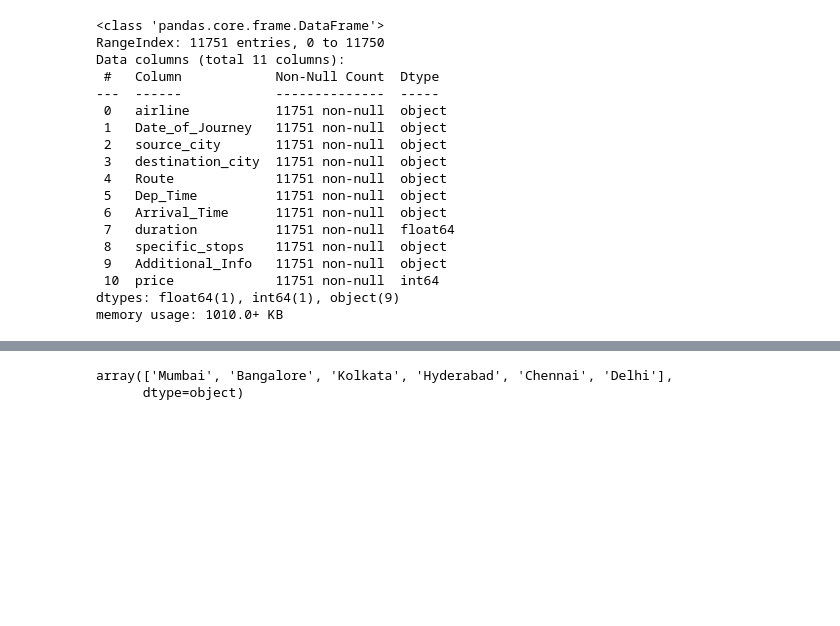
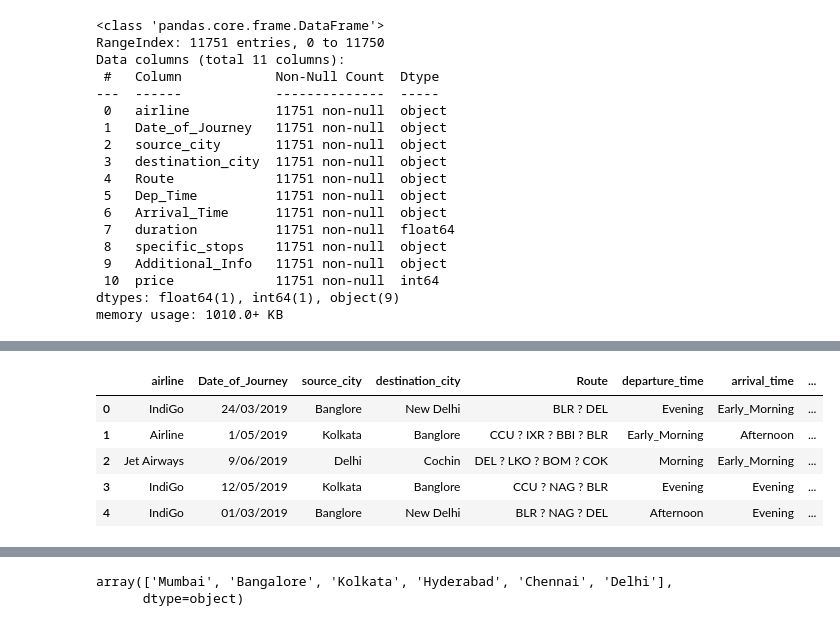
Before and after one commit to r41ss4/rennes_da, a Jupyter notebook: merging_data.ipynb, the cells around one changed output, grey strips where cells are left out. Cells and saved outputs as stored; diff of their text form; code cells hidden in the pictures; blank space fills up the shorter version.

```diff
--- a/merging_data.ipynb
+++ b/merging_data.ipynb
@@ -221,0 +303,12 @@ memory usage: 1010.0+ KB
+# %%
+# Change name to match clean_f2
+clean_f1 = clean_f1.rename(columns={'Arrival_Time': 'arrival_time'})
+# Review dataset
+clean_f1.head(5)
+# %% [output]
+|  | airline | Date_of_Journey | source_city | destination_city | Route | departure_time | arrival_time | ... |
+| 0 | IndiGo | 24/03/2019 | Banglore | New Delhi | BLR ? DEL | Evening | Early_Morning | ... |
+| 1 | Airline | 1/05/2019 | Kolkata | Banglore | CCU ? IXR ? BBI ? BLR | Early_Morning | Afternoon | ... |
+| 2 | Jet Airways | 9/06/2019 | Delhi | Cochin | DEL ? LKO ? BOM ? COK | Morning | Early_Morning | ... |
+| 3 | IndiGo | 12/05/2019 | Kolkata | Banglore | CCU ? NAG ? BLR | Evening | Evening | ... |
+| 4 | IndiGo | 01/03/2019 | Banglore | New Delhi | BLR ? NAG ? DEL | Afternoon | Evening | ... |
```
Also changed, not shown: parts of 17 cells of this notebook.
